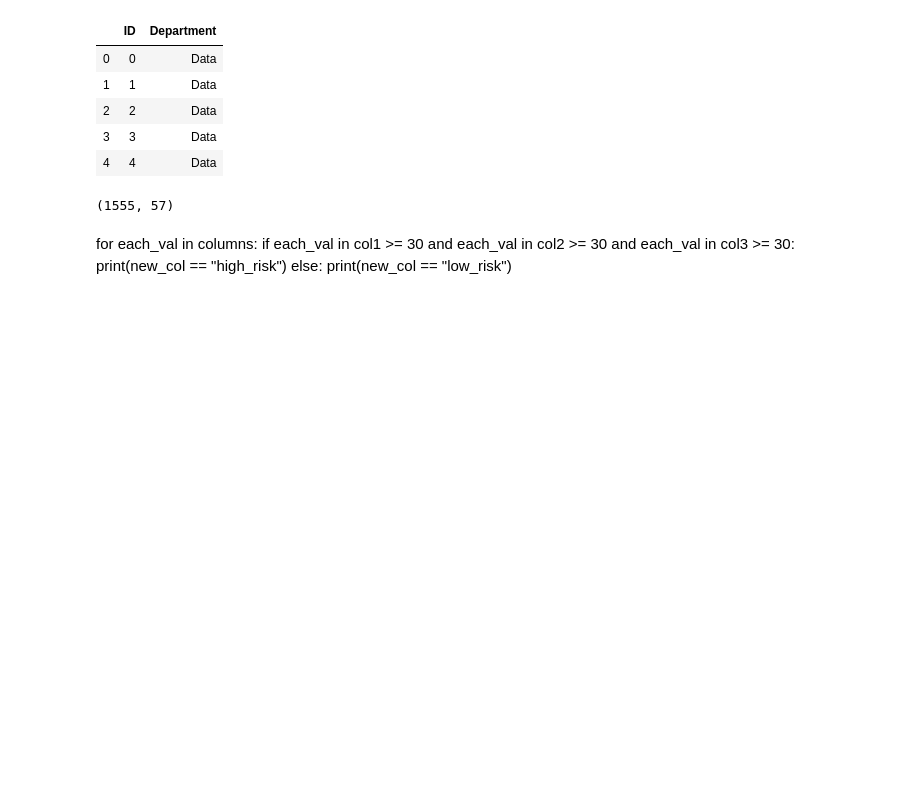
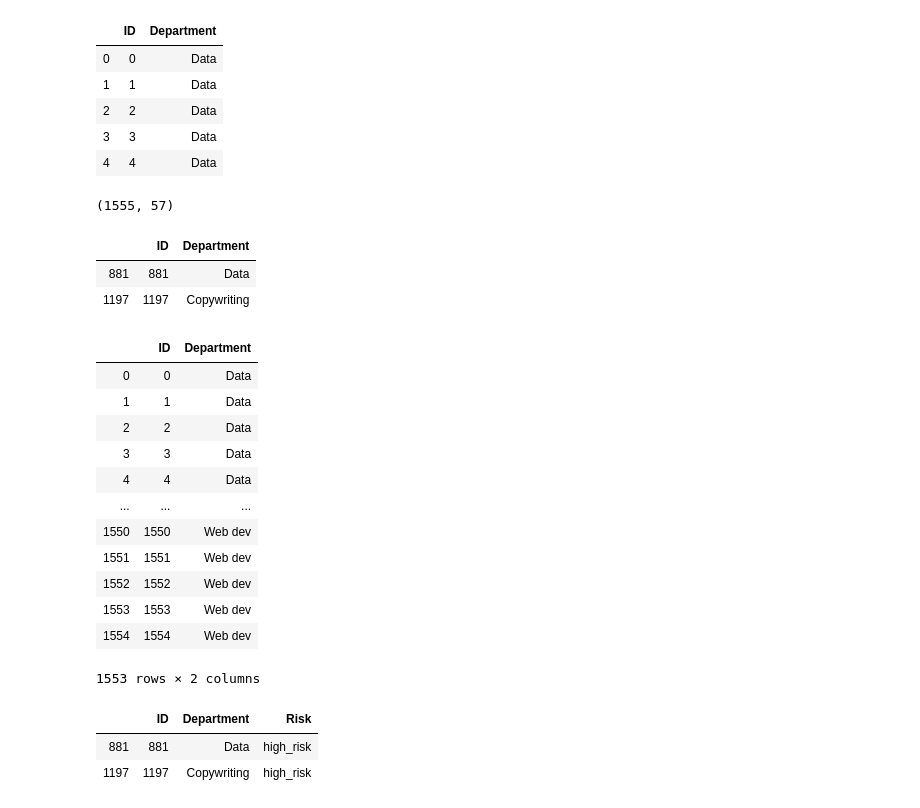
Before and after one commit to PhathuAuti/data-wrangling, a Jupyter notebook: Data Wrangling.ipynb, the cells around one changed output. Cells and saved outputs as stored; diff of their text form; code cells hidden in the pictures; blank space fills up the shorter version.

```diff
--- a/Data Wrangling.ipynb
+++ b/Data Wrangling.ipynb
@@ -143,9 +153,47 @@ assert len(per_dept.columns) == 57
 per_dept.shape
 # %% [output]
 (1555, 57)
-# %% [markdown]
-for each_val in columns:
-    if each_val in col1 >= 30 and each_val in col2 >= 30 and each_val in col3 >= 30:
-        print(new_col == "high_risk")
-    else:
-        print(new_col == "low_risk")
+# %%
+# First, I want to filter the people with scores
+# higher than 30 in three different columns.
+#    filtered_data = per_dept.filter(['ID', 'Department'])
+# filter_data = per_dept.query('Agreeableness >= 30')
+# filter_data
+
+df_filtered = per_dept[(per_dept['Agreeableness'] < 30) & (per_dept['Conscientiousness'] < 30) & (per_dept['Emotional Stability'] < 30)]
+filtered1 = df_filtered[['ID', 'Department']]
+filtered1
+# I want to create a list of Risk levels, high or low.
+# %% [output]
+|  | ID | Department |
+| 881 | 881 | Data |
+| 1197 | 1197 | Copywriting |
+# %%
+df_filtered = per_dept[(per_dept['Agreeableness'] >= 30) | (per_dept['Conscientiousness'] >= 30) | (per_dept['Emotional Stability'] >= 30)]
+filtered2 = df_filtered[['ID', 'Department']]
+filtered2
+# %% [output]
+|  | ID | Department |
+| 0 | 0 | Data |
+| 1 | 1 | Data |
+| 2 | 2 | Data |
+| 3 | 3 | Data |
+| 4 | 4 | Data |
+| ... | ... | ... |
+| 1550 | 1550 | Web dev |
+| 1551 | 1551 | Web dev |
+| 1552 | 1552 | Web dev |
+| 1553 | 1553 | Web dev |
+| 1554 | 1554 | Web dev |
+1553 rows × 2 columns
+# %%
+# Declare a list that is to be converted into a column
+risk = ['high_risk', 'high_risk']
+
+# Using 'Address' as the column name and equating it to the list
+filtered1['Risk'] = risk
+filtered1
+# %% [output]
+|  | ID | Department | Risk |
+| 881 | 881 | Data | high_risk |
+| 1197 | 1197 | Copywriting | high_risk |
```
Also changed, not shown: parts of 7 cells of this notebook.
